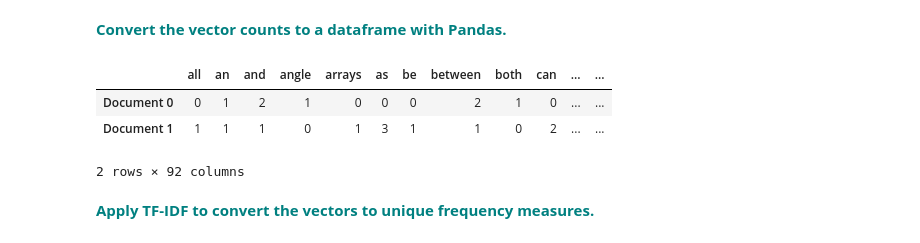
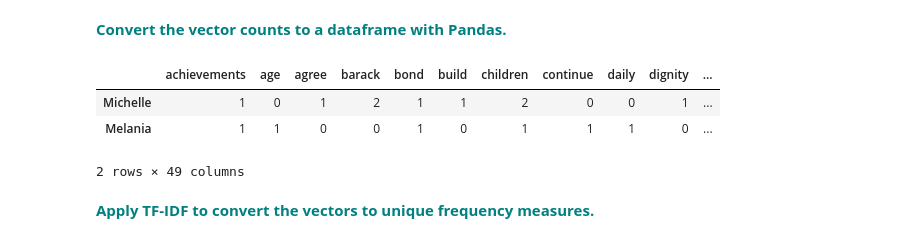
Before and after one commit to annadouv88/Springboard, a Jupyter notebook: Cosine_Similarity_Case_Study.ipynb, the cells around one changed output. Saved outputs shown, nothing was run; the diff lists cells and outputs as text; code cells hidden in the pictures.

Commit message:
change doc strings to michelle v. melania speech

```diff
--- a/Cosine_Similarity_Case_Study.ipynb
+++ b/Cosine_Similarity_Case_Study.ipynb
@@ -126,17 +122,22 @@ corpus = [doc0, doc1]
+# %%
+michelle_speech = "And Barack and I were raised with so many of the same values: that you work hard for what you want in life; that your word is your bond and you do what you say you're going to do; that you treat people with dignity and respect, even if you don't know them, and even if you don't agree with them. And Barack and I set out to build lives guided by these values, and to pass them on to the next generation. Because we want our children — and all children in this nation — to know that the only limit to the height of your achievements is the reach of your dreams and your willingness to work for them."
+melania_speech = "From a young age, my parents impressed on me the values that you work hard for what you want in life, that your word is your bond and you do what you say and keep your promise, that you treat people with respect. They taught and showed me values and morals in their daily lives. That is a lesson that I continue to pass along to our son. And we need to pass those lessons on to the many generations to follow. Because we want our children in this nation to know that the only limit to your achievements is the strength of your dreams and your willingness to work for them."
+corpus = [michelle_speech, melania_speech]
 # %% [markdown]
  **<font color='teal'> Apply the count vectorizer to the corpus to transform it into vectors.</font>**
 # %%
+count_vect = CountVectorizer(stop_words='english')
 vectors = count_vect.fit_transform(corpus)
 # %% [markdown]
  **<font color='teal'> Convert the vector counts to a dataframe with Pandas.</font>**
 # %%
-vector_df = pd.DataFrame(vectors.toarray(),columns=count_vect.get_feature_names(),index=['Document 0','Document 1'])
+vector_df = pd.DataFrame(vectors.toarray(),columns=count_vect.get_feature_names(),index=['Michelle','Melania'])
 vector_df
 # %% [output]
-|  | all | an | and | angle | arrays | as | be | between | both | can | ... | ... |
-| Document 0 | 0 | 1 | 2 | 1 | 0 | 0 | 0 | 2 | 1 | 0 | ... | ... |
-| Document 1 | 1 | 1 | 1 | 0 | 1 | 3 | 1 | 1 | 0 | 2 | ... | ... |
+|  | achievements | age | agree | barack | bond | build | children | continue | daily | dignity | ... |
+| Michelle | 1 | 0 | 1 | 2 | 1 | 1 | 2 | 0 | 0 | 1 | ... |
+| Melania | 1 | 1 | 0 | 0 | 1 | 0 | 1 | 1 | 1 | 0 | ... |
-2 rows × 92 columns
+2 rows × 49 columns
 # %% [markdown]
  **<font color='teal'> Apply TF-IDF to convert the vectors to unique frequency measures.</font>**
 # %%
```
Also changed, not shown: parts of 2 cells of this notebook.
